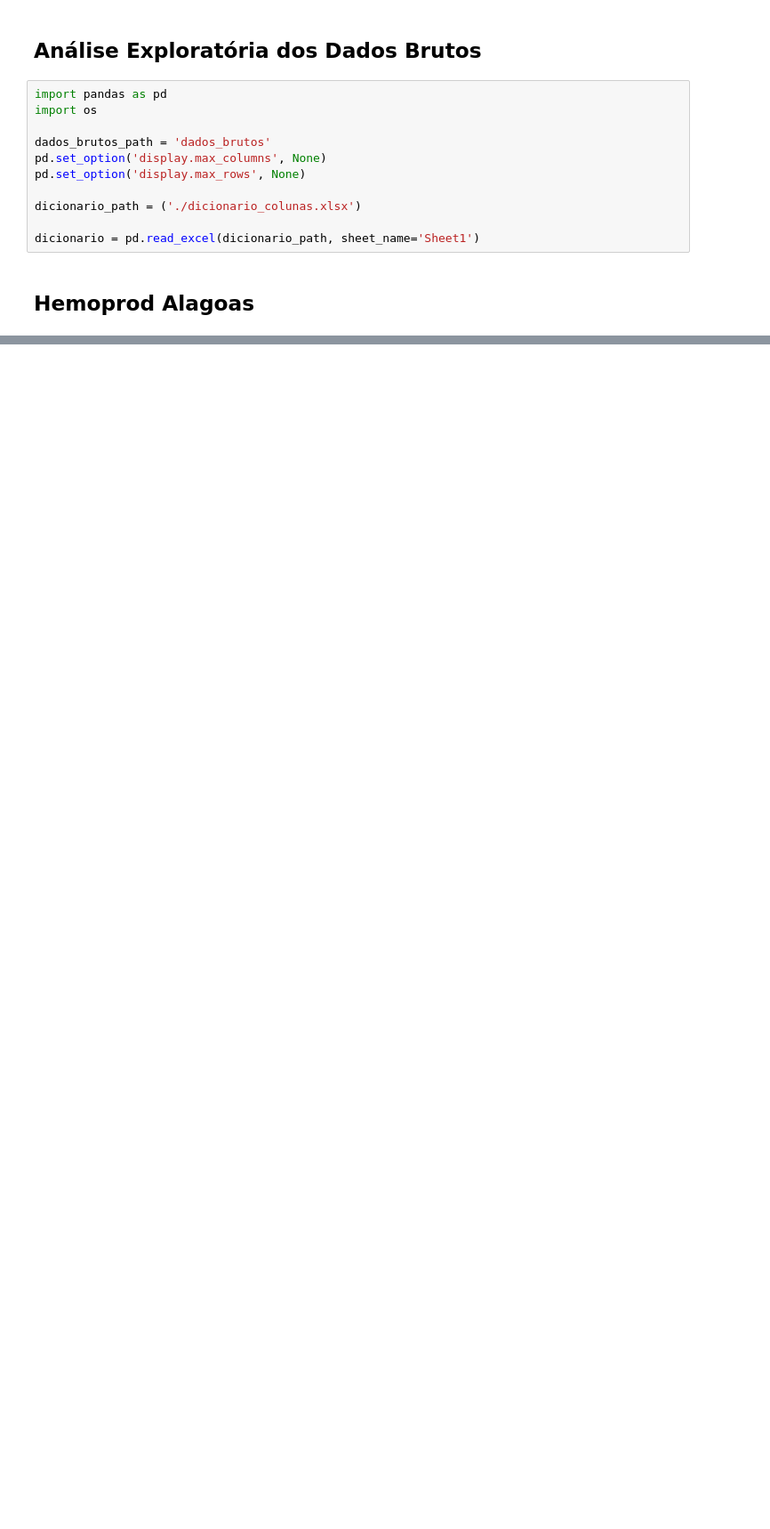
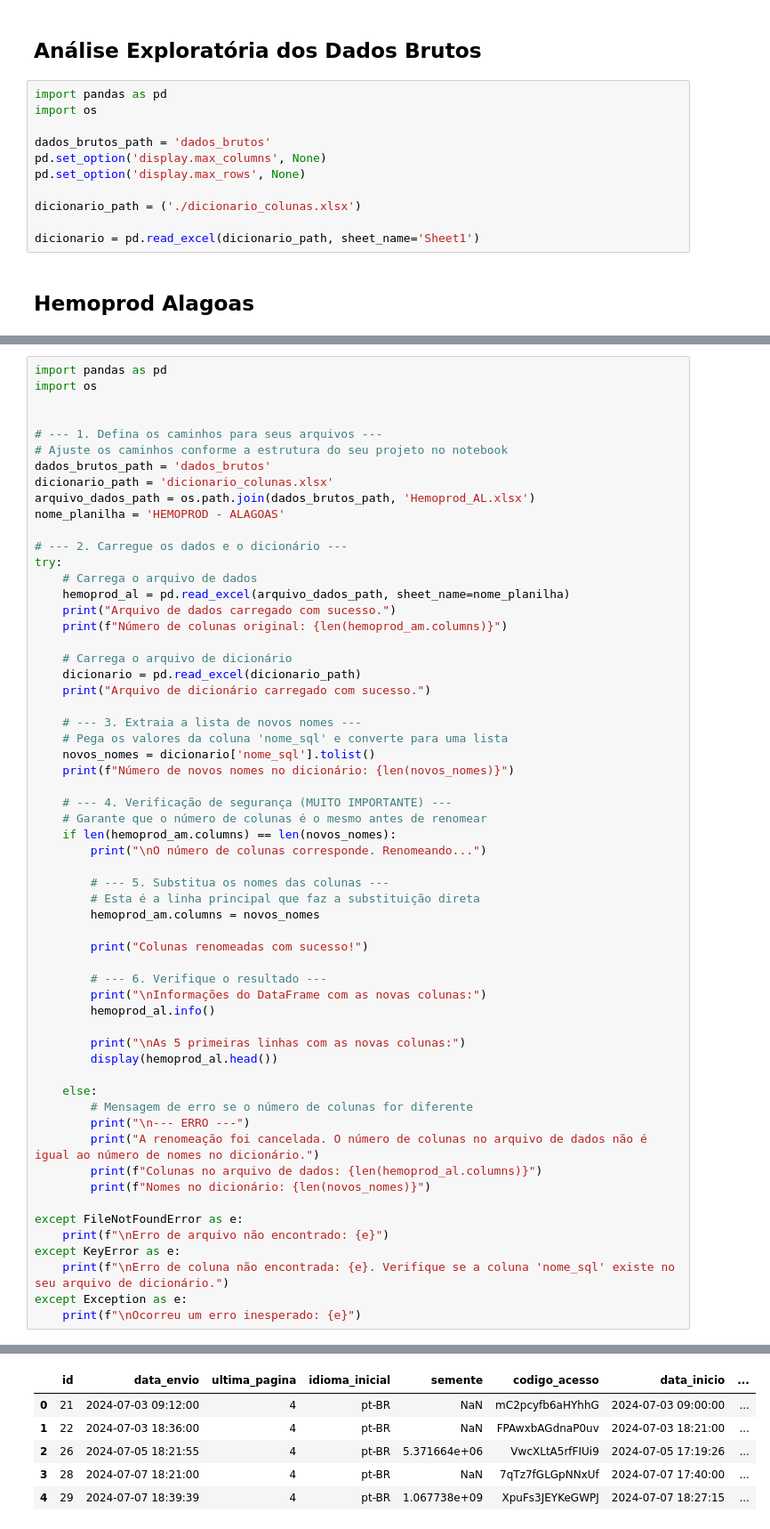
Before and after one commit to VictorVirgolino/hemodata, a Jupyter notebook: analise_dados_brutos.ipynb, the cells around one changed output, grey strips where cells are left out. Shown at 89% size. Cells and saved outputs as stored; diff of their text form; blank space fills up the shorter version.

```diff
--- a/analise_dados_brutos.ipynb
+++ b/analise_dados_brutos.ipynb
@@ -35,0 +16,60 @@ memory usage: 662.1+ KB
+# %%
+import pandas as pd
+import os
+
+
+# --- 1. Defina os caminhos para seus arquivos ---
+# Ajuste os caminhos conforme a estrutura do seu projeto no notebook
+dados_brutos_path = 'dados_brutos'
+dicionario_path = 'dicionario_colunas.xlsx'
+arquivo_dados_path = os.path.join(dados_brutos_path, 'Hemoprod_AL.xlsx')
+nome_planilha = 'HEMOPROD - ALAGOAS'
+
+# --- 2. Carregue os dados e o dicionário ---
+try:
+    # Carrega o arquivo de dados
+    hemoprod_al = pd.read_excel(arquivo_dados_path, sheet_name=nome_planilha)
+    print("Arquivo de dados carregado com sucesso.")
+    print(f"Número de colunas original: {len(hemoprod_am.columns)}")
+
+    # Carrega o arquivo de dicionário
+    dicionario = pd.read_excel(dicionario_path)
+    print("Arquivo de dicionário carregado com sucesso.")
+
+    # --- 3. Extraia a lista de novos nomes ---
+    # Pega os valores da coluna 'nome_sql' e converte para uma lista
+    novos_nomes = dicionario['nome_sql'].tolist()
+    print(f"Número de novos nomes no dicionário: {len(novos_nomes)}")
+
+    # --- 4. Verificação de segurança (MUITO IMPORTANTE) ---
+    # Garante que o número de colunas é o mesmo antes de renomear
+    if len(hemoprod_am.columns) == len(novos_nomes):
+        print("\nO número de colunas corresponde. Renomeando...")
+
+        # --- 5. Substitua os nomes das colunas ---
+        # Esta é a linha principal que faz a substituição direta
+        hemoprod_am.columns = novos_nomes
+
+        print("Colunas renomeadas com sucesso!")
+
+        # --- 6. Verifique o resultado ---
+        print("\nInformações do DataFrame com as novas colunas:")
+        hemoprod_al.info()
+
+        print("\nAs 5 primeiras linhas com as novas colunas:")
+        display(hemoprod_al.head())
+
+    else:
+        # Mensagem de erro se o número de colunas for diferente
+        print("\n--- ERRO ---")
+        print("A renomeação foi cancelada. O número de colunas no arquivo de dados não é igual ao número de nomes no dicionário.")
+        print(f"Colunas no arquivo de dados: {len(hemoprod_al.columns)}")
+        print(f"Nomes no dicionário: {len(novos_nomes)}")
+
+except FileNotFoundError as e:
+    print(f"\nErro de arquivo não encontrado: {e}")
+except KeyError as e:
+    print(f"\nErro de coluna não encontrada: {e}. Verifique se a coluna 'nome_sql' existe no seu arquivo de dicionário.")
+except Exception as e:
+    print(f"\nOcorreu um erro inesperado: {e}")
+# %% [output]
@@ -36,3 +92,9 @@ memory usage: 662.1+ KB
+|  | id | data_envio | ultima_pagina | idioma_inicial | semente | codigo_acesso | data_inicio | ... |
+| 0 | 21 | 2024-07-03 09:12:00 | 4 | pt-BR | NaN | mC2pcyfb6aHYhhG | 2024-07-03 09:00:00 | ... |
+| 1 | 22 | 2024-07-03 18:36:00 | 4 | pt-BR | NaN | FPAwxbAGdnaP0uv | 2024-07-03 18:21:00 | ... |
+| 2 | 26 | 2024-07-05 18:21:55 | 4 | pt-BR | 5.371664e+06 | VwcXLtA5rfFIUi9 | 2024-07-05 17:19:26 | ... |
+| 3 | 28 | 2024-07-07 18:21:00 | 4 | pt-BR | NaN | 7qTz7fGLGpNNxUf | 2024-07-07 17:40:00 | ... |
+| 4 | 29 | 2024-07-07 18:39:39 | 4 | pt-BR | 1.067738e+09 | XpuFs3JEYKeGWPJ | 2024-07-07 18:27:15 | ... |
 # %%
 hemoprod_al.count()
 # %% [output]
```
Also changed, not shown: parts of 16 cells of this notebook, 6 other files.
